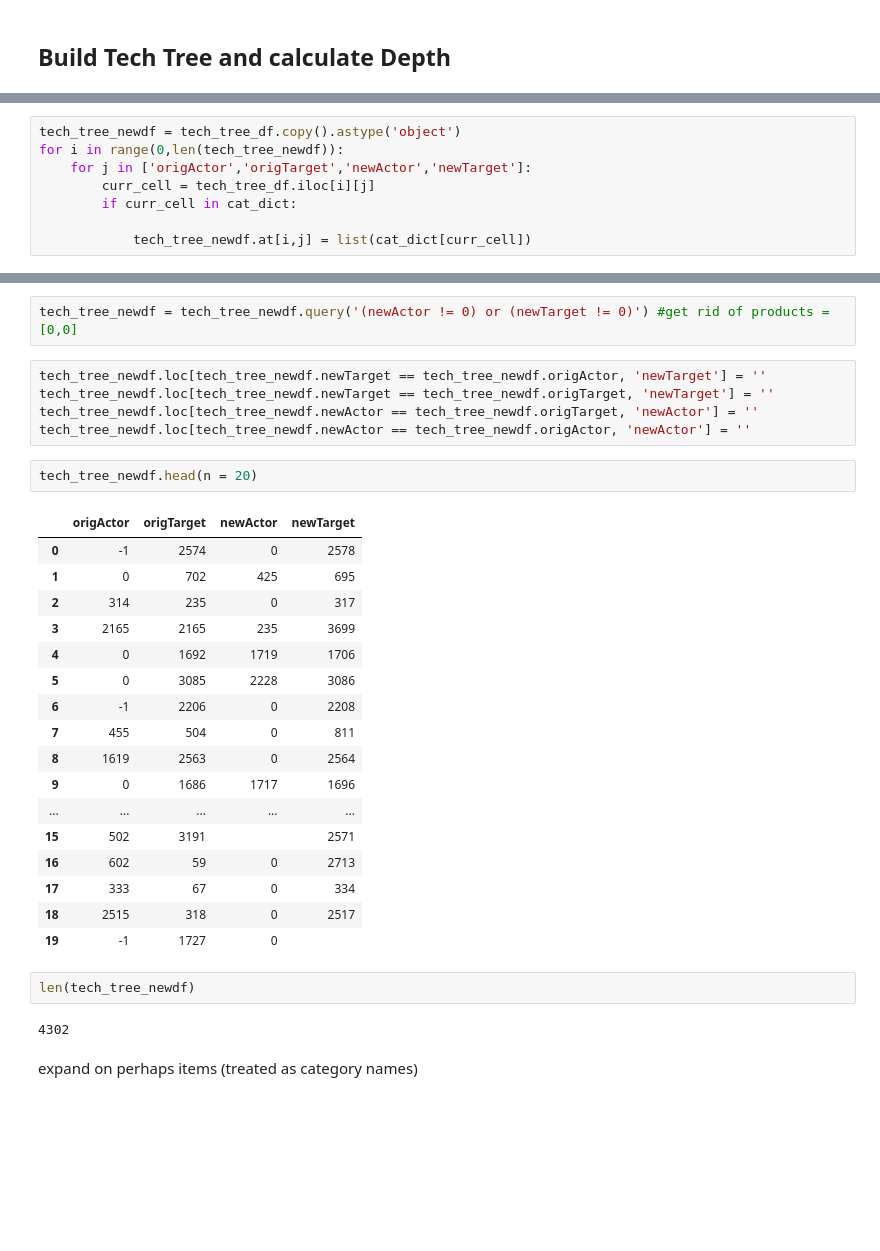
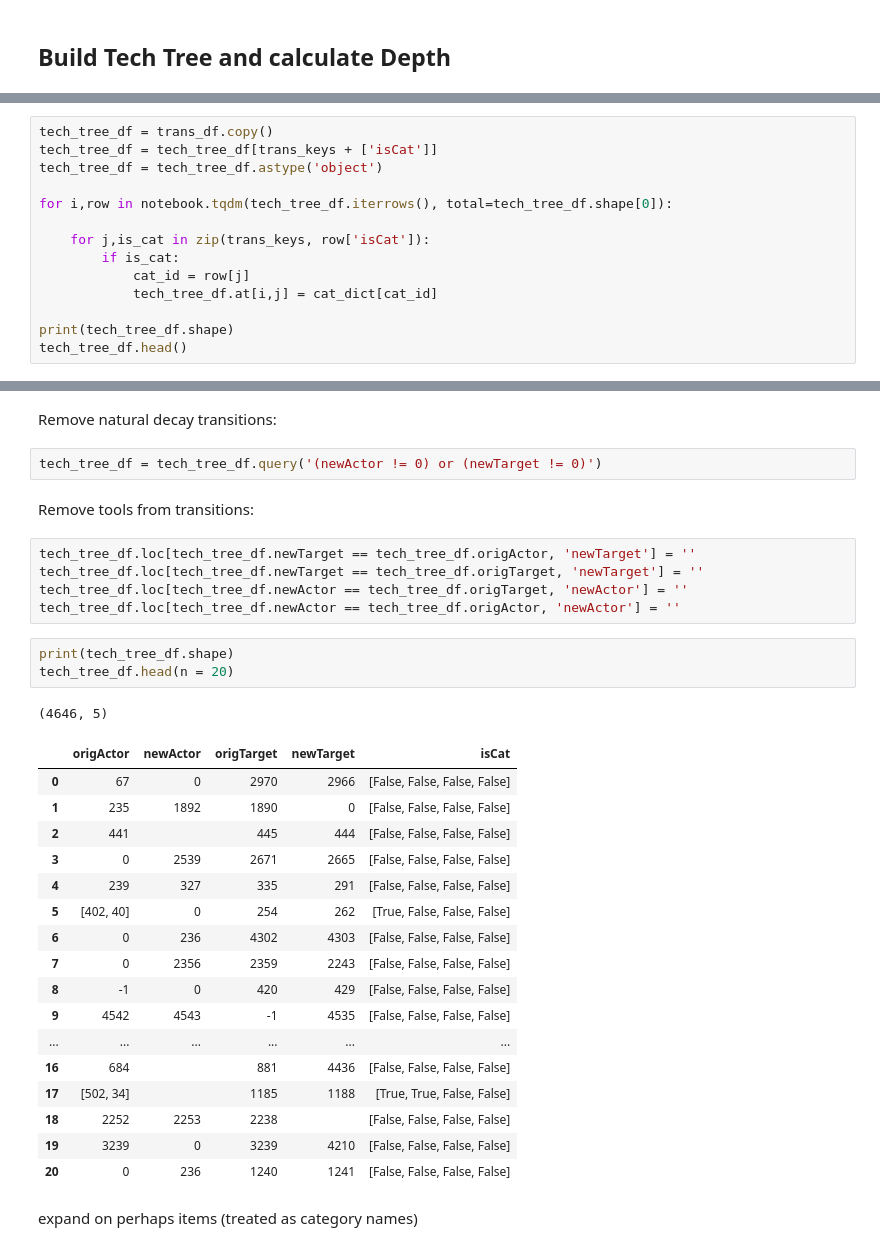
Before and after one commit to nataliavelez/OneHourOneLife, a Jupyter notebook: 3_technology/3_3_build_tech_tree.ipynb, the cells around one changed output, grey strips where cells are left out. Saved outputs shown, nothing was run; the diff lists cells and outputs as text; blank space fills up the shorter version.

Commit message:
refactoring lineages, tech tree analyses

```diff
--- a/3_technology/3_3_build_tech_tree.ipynb
+++ b/3_technology/3_3_build_tech_tree.ipynb
@@ -277,8 +280,0 @@ tech_tree_df.head()
-# %%
-tech_tree_newdf = tech_tree_df.copy().astype('object')
-for i in range(0,len(tech_tree_newdf)):
-    for j in ['origActor','origTarget','newActor','newTarget']:
-        curr_cell = tech_tree_df.iloc[i][j]
-        if curr_cell in cat_dict:
-
-            tech_tree_newdf.at[i,j] = list(cat_dict[curr_cell])
@@ -284,0 +283,14 @@ for i in range(0,len(tech_tree_newdf)):
+# %%
+tech_tree_df = trans_df.copy()
+tech_tree_df = tech_tree_df[trans_keys + ['isCat']]
+tech_tree_df = tech_tree_df.astype('object')
+
+for i,row in notebook.tqdm(tech_tree_df.iterrows(), total=tech_tree_df.shape[0]):
+
+    for j,is_cat in zip(trans_keys, row['isCat']):
+        if is_cat:
+            cat_id = row[j]
+            tech_tree_df.at[i,j] = cat_dict[cat_id]
+
+print(tech_tree_df.shape)
+tech_tree_df.head()
@@ -285,34 +305,36 @@ for i in range(0,len(tech_tree_newdf)):
+# %% [markdown]
+Remove natural decay transitions:
 # %%
-tech_tree_newdf = tech_tree_newdf.query('(newActor != 0) or (newTarget != 0)') #get rid of products = [0,0]
+tech_tree_df = tech_tree_df.query('(newActor != 0) or (newTarget != 0)')
+# %% [markdown]
+Remove tools from transitions:
 # %%
-tech_tree_newdf.loc[tech_tree_newdf.newTarget == tech_tree_newdf.origActor, 'newTarget'] = ''
-tech_tree_newdf.loc[tech_tree_newdf.newTarget == tech_tree_newdf.origTarget, 'newTarget'] = ''
-tech_tree_newdf.loc[tech_tree_newdf.newActor == tech_tree_newdf.origTarget, 'newActor'] = ''
-tech_tree_newdf.loc[tech_tree_newdf.newActor == tech_tree_newdf.origActor, 'newActor'] = ''
+tech_tree_df.loc[tech_tree_df.newTarget == tech_tree_df.origActor, 'newTarget'] = ''
+tech_tree_df.loc[tech_tree_df.newTarget == tech_tree_df.origTarget, 'newTarget'] = ''
+tech_tree_df.loc[tech_tree_df.newActor == tech_tree_df.origTarget, 'newActor'] = ''
+tech_tree_df.loc[tech_tree_df.newActor == tech_tree_df.origActor, 'newActor'] = ''
 # %%
-tech_tree_newdf.head(n = 20)
+print(tech_tree_df.shape)
+tech_tree_df.head(n = 20)
 # %% [output]
+(4646, 5)
-|  | origActor | origTarget | newActor | newTarget |
-| 0 | -1 | 2574 | 0 | 2578 |
-| 1 | 0 | 702 | 425 | 695 |
-| 2 | 314 | 235 | 0 | 317 |
-| 3 | 2165 | 2165 | 235 | 3699 |
-| 4 | 0 | 1692 | 1719 | 1706 |
-| 5 | 0 | 3085 | 2228 | 3086 |
-| 6 | -1 | 2206 | 0 | 2208 |
-| 7 | 455 | 504 | 0 | 811 |
-| 8 | 1619 | 2563 | 0 | 2564 |
-| 9 | 0 | 1686 | 1717 | 1696 |
-| ... | ... | ... | ... | ... |
-| 15 | 502 | 3191 |  | 2571 |
-| 16 | 602 | 59 | 0 | 2713 |
-| 17 | 333 | 67 | 0 | 334 |
-| 18 | 2515 | 318 | 0 | 2517 |
-| 19 | -1 | 1727 | 0 |  |
+|  | origActor | newActor | origTarget | newTarget | isCat |
+| 0 | 67 | 0 | 2970 | 2966 | [False, False, False, False] |
+| 1 | 235 | 1892 | 1890 | 0 | [False, False, False, False] |
+| 2 | 441 |  | 445 | 444 | [False, False, False, False] |
+| 3 | 0 | 2539 | 2671 | 2665 | [False, False, False, False] |
+| 4 | 239 | 327 | 335 | 291 | [False, False, False, False] |
+| 5 | [402, 40] | 0 | 254 | 262 | [True, False, False, False] |
+| 6 | 0 | 236 | 4302 | 4303 | [False, False, False, False] |
+| 7 | 0 | 2356 | 2359 | 2243 | [False, False, False, False] |
+| 8 | -1 | 0 | 420 | 429 | [False, False, False, False] |
+| 9 | 4542 | 4543 | -1 | 4535 | [False, False, False, False] |
+| ... | ... | ... | ... | ... | ... |
+| 16 | 684 |  | 881 | 4436 | [False, False, False, False] |
+| 17 | [502, 34] |  | 1185 | 1188 | [True, True, False, False] |
+| 18 | 2252 | 2253 | 2238 |  | [False, False, False, False] |
+| 19 | 3239 | 0 | 3239 | 4210 | [False, False, False, False] |
+| 20 | 0 | 236 | 1240 | 1241 | [False, False, False, False] |
-# %%
-len(tech_tree_newdf)
-# %% [output]
-4302
 # %% [markdown]
 expand on perhaps items (treated as category names)
 # %%
```
Also changed, not shown: parts of 49 cells of this notebook, 14 other files.
